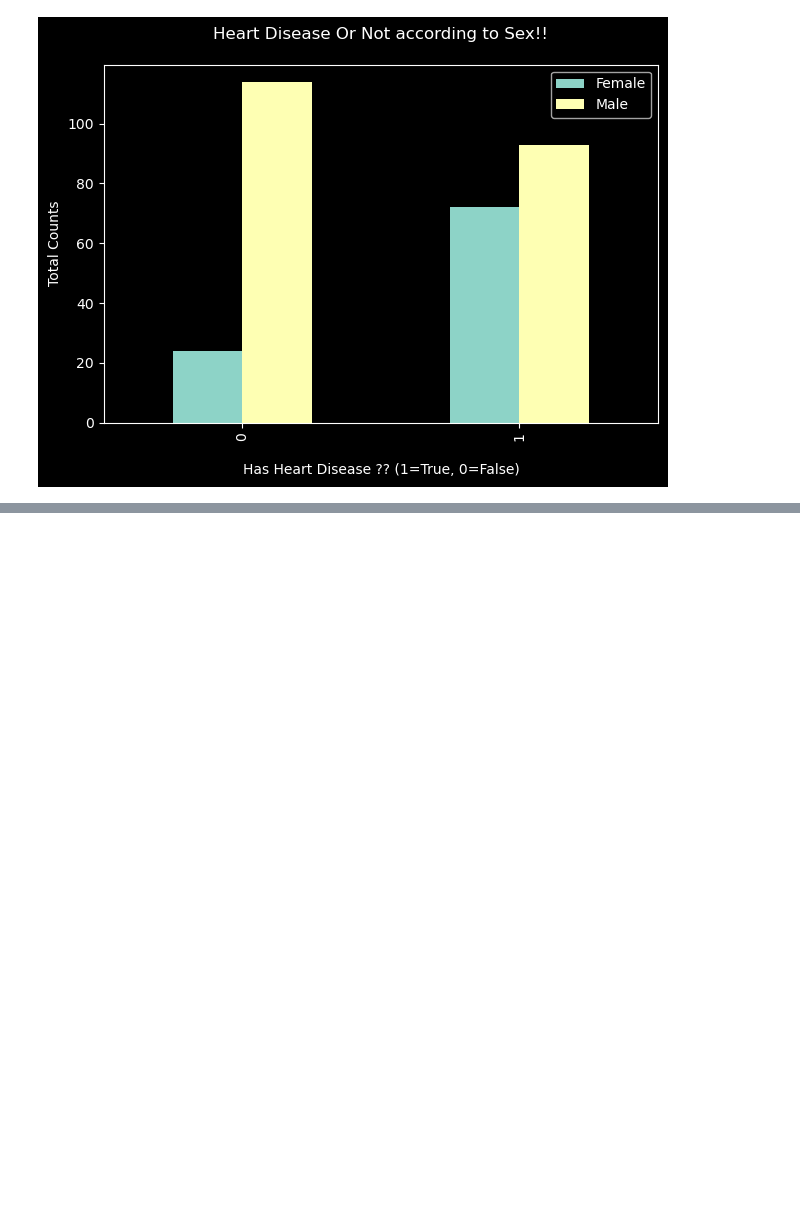
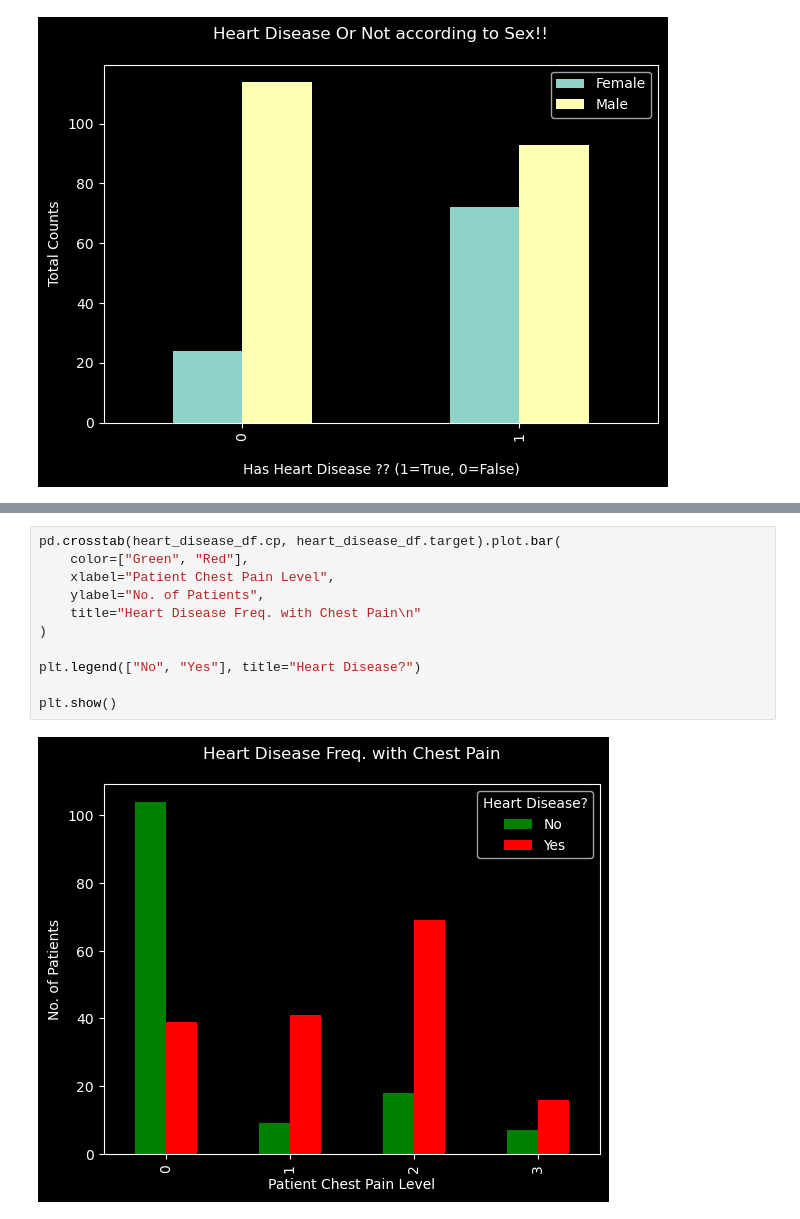
Before and after one commit to DarkDk123/Simple-Heart-disease-classification, a Jupyter notebook: Heart-disease-model.ipynb, the cells around one changed output, grey strips where cells are left out. Cells and saved outputs as stored; diff of their text form; blank space fills up the shorter version.

```diff
--- a/Heart-disease-model.ipynb
+++ b/Heart-disease-model.ipynb
@@ -384,0 +468,13 @@ plt.show()
+# %%
+pd.crosstab(heart_disease_df.cp, heart_disease_df.target).plot.bar(
+    color=["Green", "Red"],
+    xlabel="Patient Chest Pain Level",
+    ylabel="No. of Patients",
+    title="Heart Disease Freq. with Chest Pain\n"
+)
+
+plt.legend(["No", "Yes"], title="Heart Disease?")
+
+plt.show()
+# %% [output]
+[figure, added]
```
Also changed, not shown: parts of 10 cells of this notebook.
